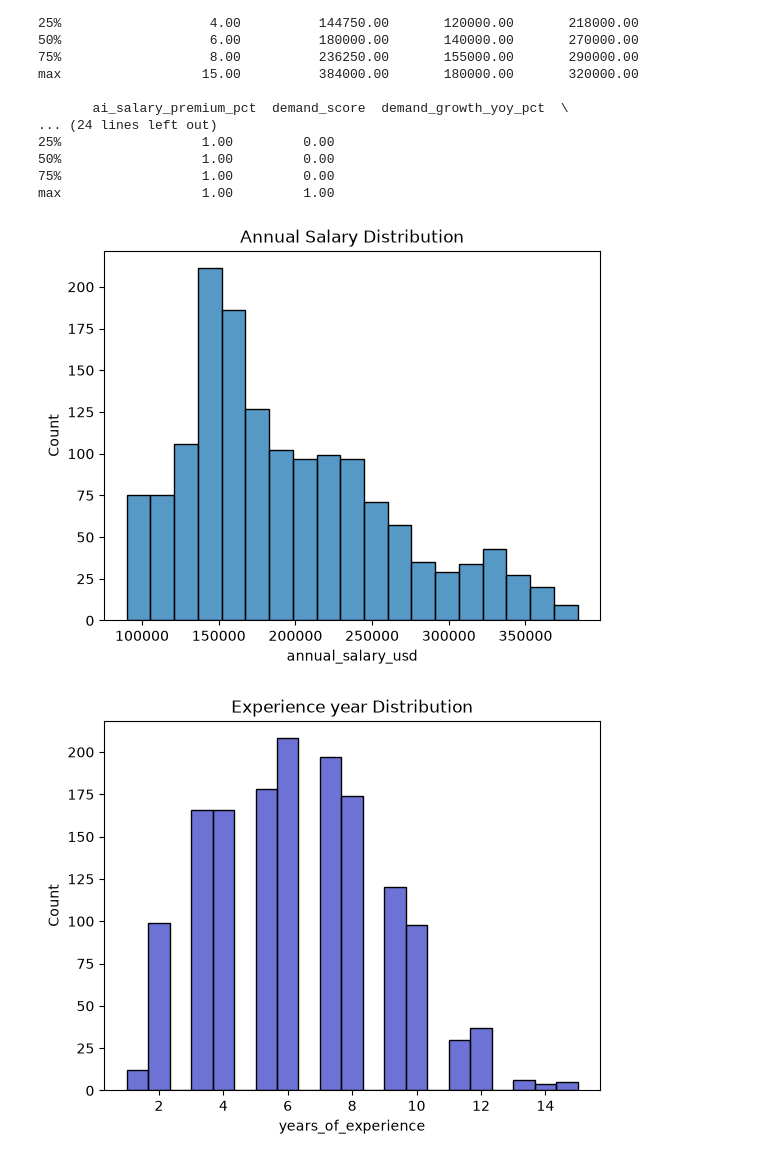
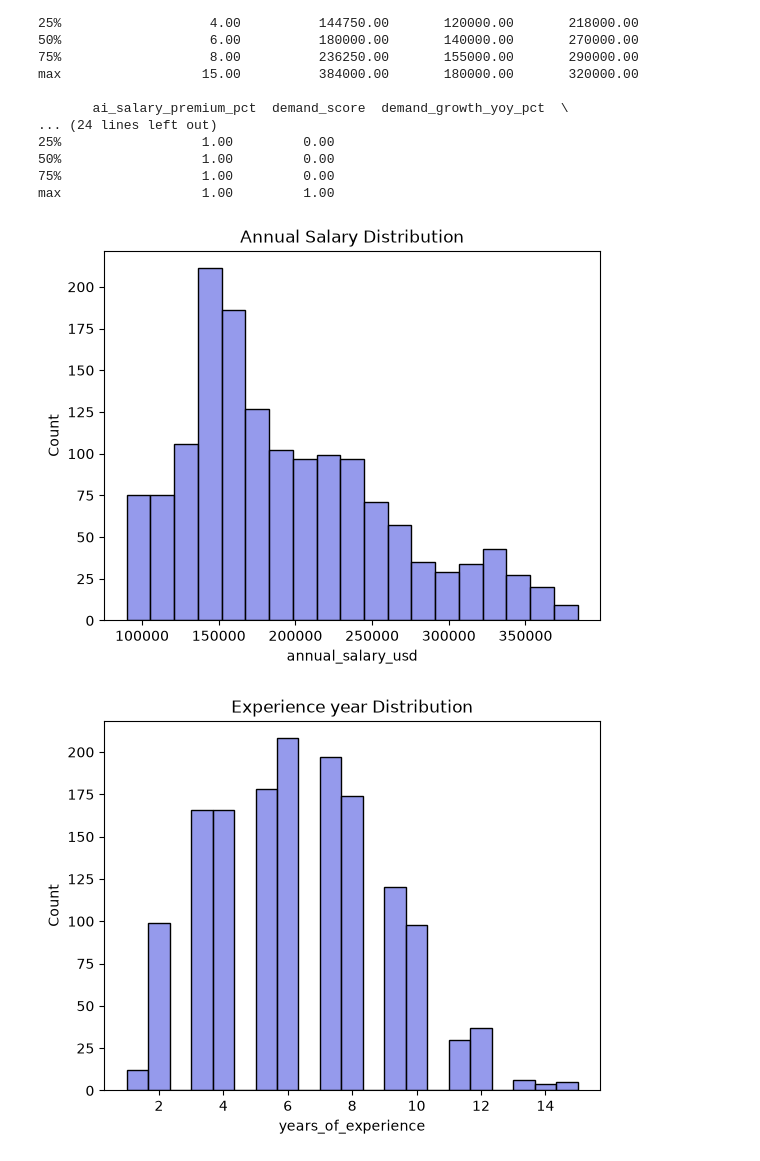
Before and after one commit to ingalemansi70/Machine_Learning, a Jupyter notebook: Assignment_19.ipynb, the cells around one changed output. Drawn from its saved outputs; the diff is of its cells as text; code cells hidden in the pictures.

```diff
--- a/Assignment_19.ipynb
+++ b/Assignment_19.ipynb
@@ -21,0 +25,2 @@ df.head(10)
+# %%
+df=df.drop(["job_id","job_title","city","posting_year","posting_month","is_remote_friendly","is_llm_role"])
@@ -96,10 +103,15 @@ max                  1.00         1.00
 # %%
 numerical_df = df[["years_of_experience", "annual_salary_usd", "salary_min_usd", "salary_max_usd","ai_salary_premium_pct", "demand_score", "demand_growth_yoy_pct", "benefits_score_10"]]
 #hisplot of annual_salary_usd -> target variable
-sns.histplot(data = numerical_df,x="annual_salary_usd")
+sns.histplot(data = numerical_df,x="annual_salary_usd",color="#7278e6")
 plt.title("Annual Salary Distribution")
 plt.show()
+
+#Detailed Insights:
+#1) Near 75 People have annual salary of 100000
+#2) 150000 is the most frequent salary with over 200 people
+#3)
 # %% [output]
-[figure, old version]
+[figure, new version]
 # %%
 #hisplot of years_of_experience
```
Also changed, not shown: parts of 11 cells of this notebook.
